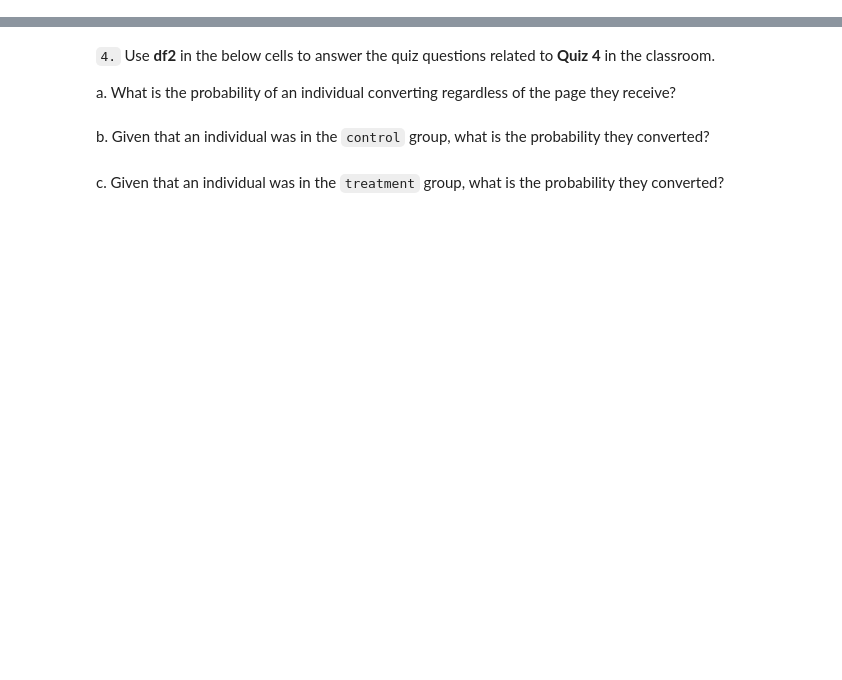
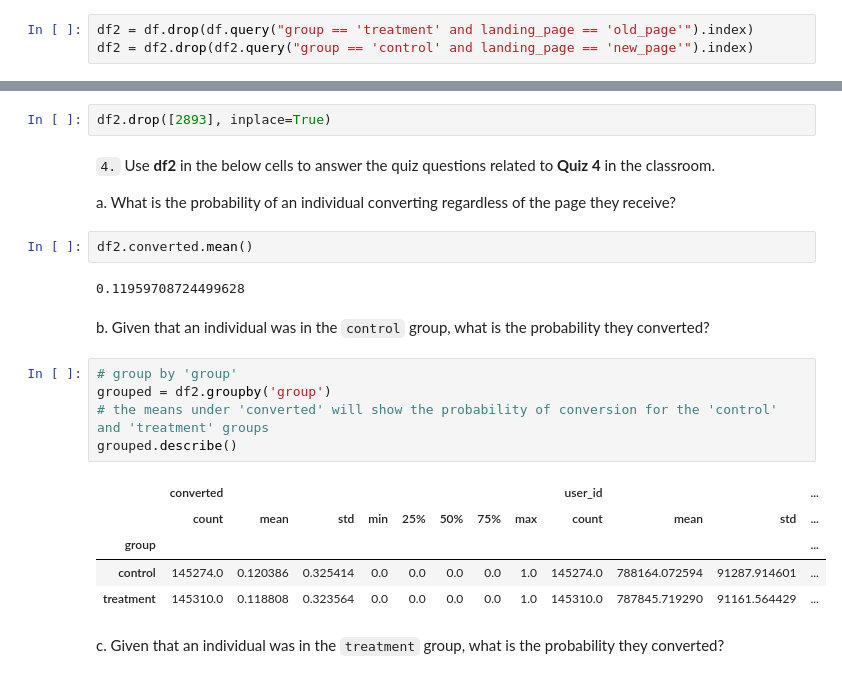
Before and after one commit to ipaulson/ab-test, a Jupyter notebook: Analyze_ab_test_results_notebook.ipynb, the cells around one changed output, grey strips where cells are left out. Saved outputs shown, nothing was run; the diff lists cells and outputs as text; blank space fills up the shorter version.

```diff
--- a/Analyze_ab_test_results_notebook.ipynb
+++ b/Analyze_ab_test_results_notebook.ipynb
@@ -93,3 +91,6 @@ df2 =
+# %%
+df2 = df.drop(df.query("group == 'treatment' and landing_page == 'old_page'").index)
+df2 = df2.drop(df2.query("group == 'control' and landing_page == 'new_page'").index)
 # %%
 # Double Check all of the correct rows were removed - this should be 0
 df2[((df2['group'] == 'treatment') == (df2['landing_page'] == 'new_page')) == False].shape[0]
@@ -104,10 +123,27 @@ c. What is the row information for the repeat **user_id**?
 # %% [markdown]
 d. Remove **one** of the rows with a duplicate **user_id**, but keep your dataframe as **df2**.
+# %%
+df2.drop([2893], inplace=True)
 # %% [markdown]
 `4.` Use **df2** in the below cells to answer the quiz questions related to **Quiz 4** in the classroom.
 
 a. What is the probability of an individual converting regardless of the page they receive?
+# %%
+df2.converted.mean()
+# %% [output]
+0.11959708724499628
 # %% [markdown]
 b. Given that an individual was in the `control` group, what is the probability they converted?
+# %%
+# group by 'group'
+grouped = df2.groupby('group')
+# the means under 'converted' will show the probability of conversion for the 'control' and 'treatment' groups
+grouped.describe()
+# %% [output]
+|  | converted |  |  |  |  |  |  |  | user_id |  |  | ... |
+|  | count | mean | std | min | 25% | 50% | 75% | max | count | mean | std | ... |
+| group |  |  |  |  |  |  |  |  |  |  |  | ... |
+| control | 145274.0 | 0.120386 | 0.325414 | 0.0 | 0.0 | 0.0 | 0.0 | 1.0 | 145274.0 | 788164.072594 | 91287.914601 | ... |
+| treatment | 145310.0 | 0.118808 | 0.323564 | 0.0 | 0.0 | 0.0 | 0.0 | 1.0 | 145310.0 | 787845.719290 | 91161.564429 | ... |
 # %% [markdown]
 c. Given that an individual was in the `treatment` group, what is the probability they converted?
```
Also changed, not shown: parts of 10 cells of this notebook.
